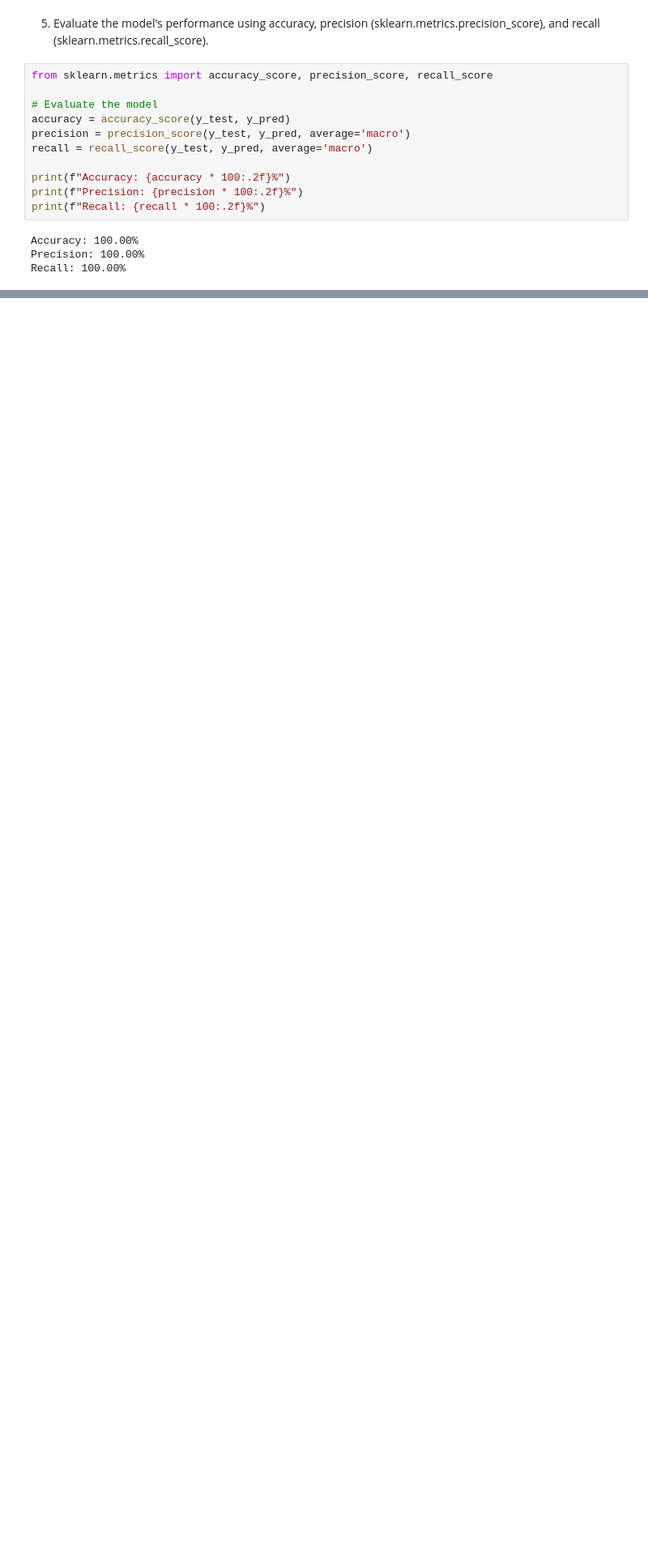
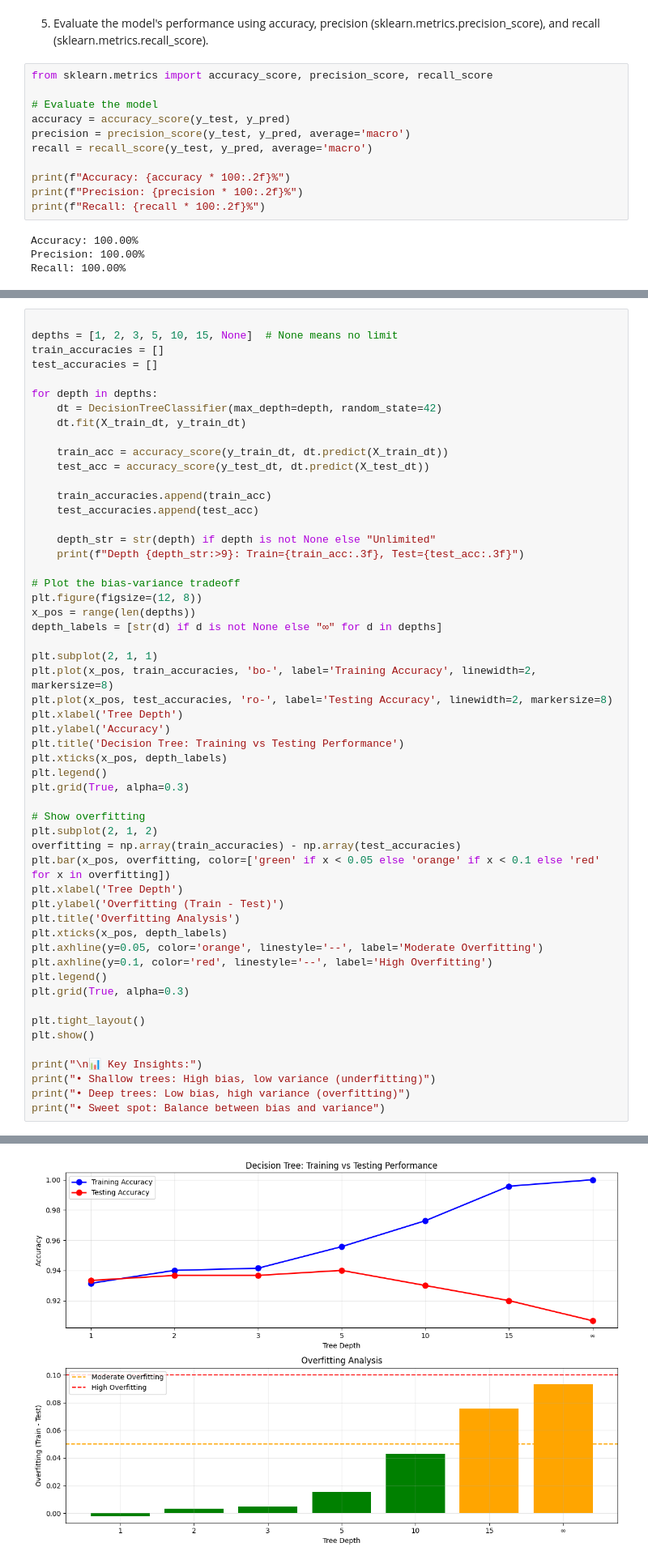
Before and after one commit to KubaJerz/VLab_AI_ML_Training, a Jupyter notebook: summer25-workshop/02knn_and_dt.ipynb, the cells around one changed output, grey strips where cells are left out. Shown at 81% size. Saved outputs shown, nothing was run; the diff lists cells and outputs as text; blank space fills up the shorter version.

```diff
--- a/summer25-workshop/02knn_and_dt.ipynb
+++ b/summer25-workshop/02knn_and_dt.ipynb
@@ -442,0 +628,55 @@ Recall: 100.00%
+# %%
+
+depths = [1, 2, 3, 5, 10, 15, None]  # None means no limit
+train_accuracies = []
+test_accuracies = []
+
+for depth in depths:
+    dt = DecisionTreeClassifier(max_depth=depth, random_state=42)
+    dt.fit(X_train_dt, y_train_dt)
+
+    train_acc = accuracy_score(y_train_dt, dt.predict(X_train_dt))
+    test_acc = accuracy_score(y_test_dt, dt.predict(X_test_dt))
+
+    train_accuracies.append(train_acc)
+    test_accuracies.append(test_acc)
+
+    depth_str = str(depth) if depth is not None else "Unlimited"
+    print(f"Depth {depth_str:>9}: Train={train_acc:.3f}, Test={test_acc:.3f}")
+
+# Plot the bias-variance tradeoff
+plt.figure(figsize=(12, 8))
+x_pos = range(len(depths))
+depth_labels = [str(d) if d is not None else "∞" for d in depths]
+
+plt.subplot(2, 1, 1)
+plt.plot(x_pos, train_accuracies, 'bo-', label='Training Accuracy', linewidth=2, markersize=8)
+plt.plot(x_pos, test_accuracies, 'ro-', label='Testing Accuracy', linewidth=2, markersize=8)
+plt.xlabel('Tree Depth')
+plt.ylabel('Accuracy')
+plt.title('Decision Tree: Training vs Testing Performance')
+plt.xticks(x_pos, depth_labels)
+plt.legend()
+plt.grid(True, alpha=0.3)
+
+# Show overfitting
+plt.subplot(2, 1, 2)
+overfitting = np.array(train_accuracies) - np.array(test_accuracies)
+plt.bar(x_pos, overfitting, color=['green' if x < 0.05 else 'orange' if x < 0.1 else 'red' for x in overfitting])
+plt.xlabel('Tree Depth')
+plt.ylabel('Overfitting (Train - Test)')
+plt.title('Overfitting Analysis')
+plt.xticks(x_pos, depth_labels)
+plt.axhline(y=0.05, color='orange', linestyle='--', label='Moderate Overfitting')
+plt.axhline(y=0.1, color='red', linestyle='--', label='High Overfitting')
+plt.legend()
+plt.grid(True, alpha=0.3)
+
+plt.tight_layout()
+plt.show()
+
+print("\n📊 Key Insights:")
+print("• Shallow trees: High bias, low variance (underfitting)")
+print("• Deep trees: Low bias, high variance (overfitting)")
+print("• Sweet spot: Balance between bias and variance")
+# %% [output]
@@ -442,0 +690 @@ Recall: 100.00%
+[figure, added]
```
Also changed, not shown: parts of 20 cells of this notebook.
